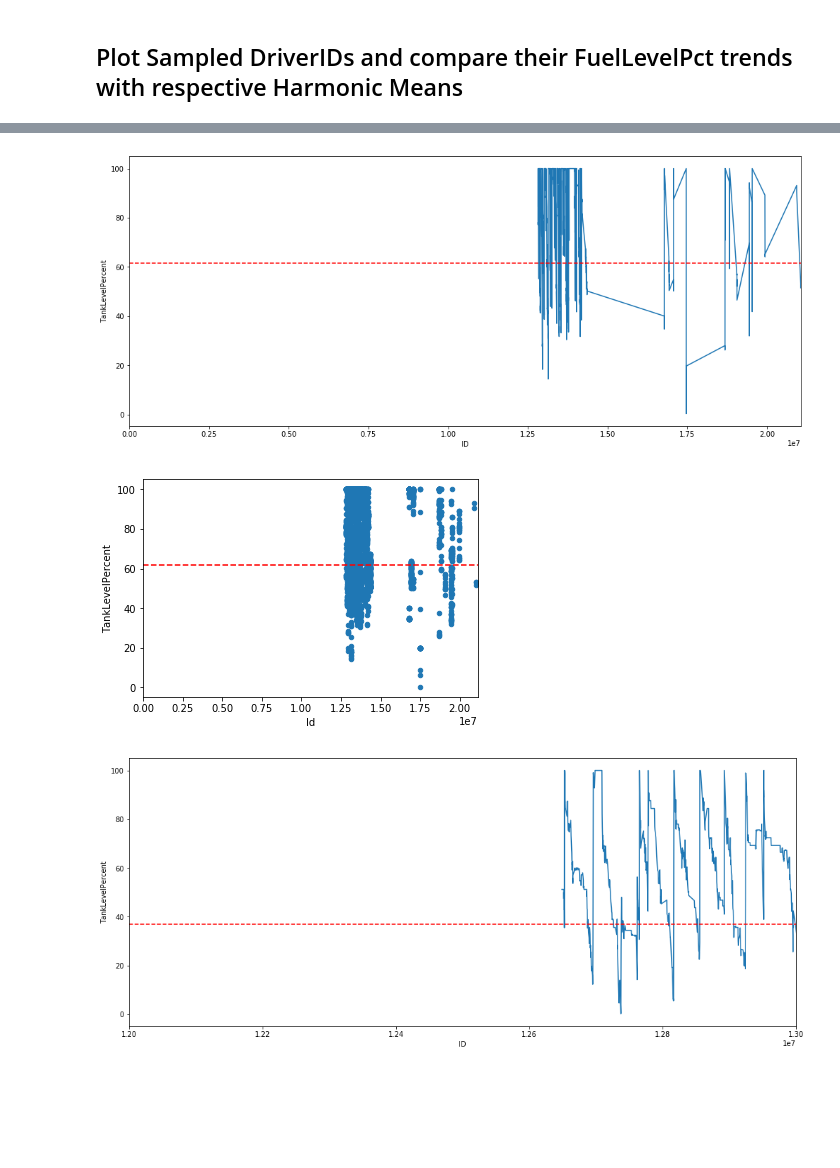
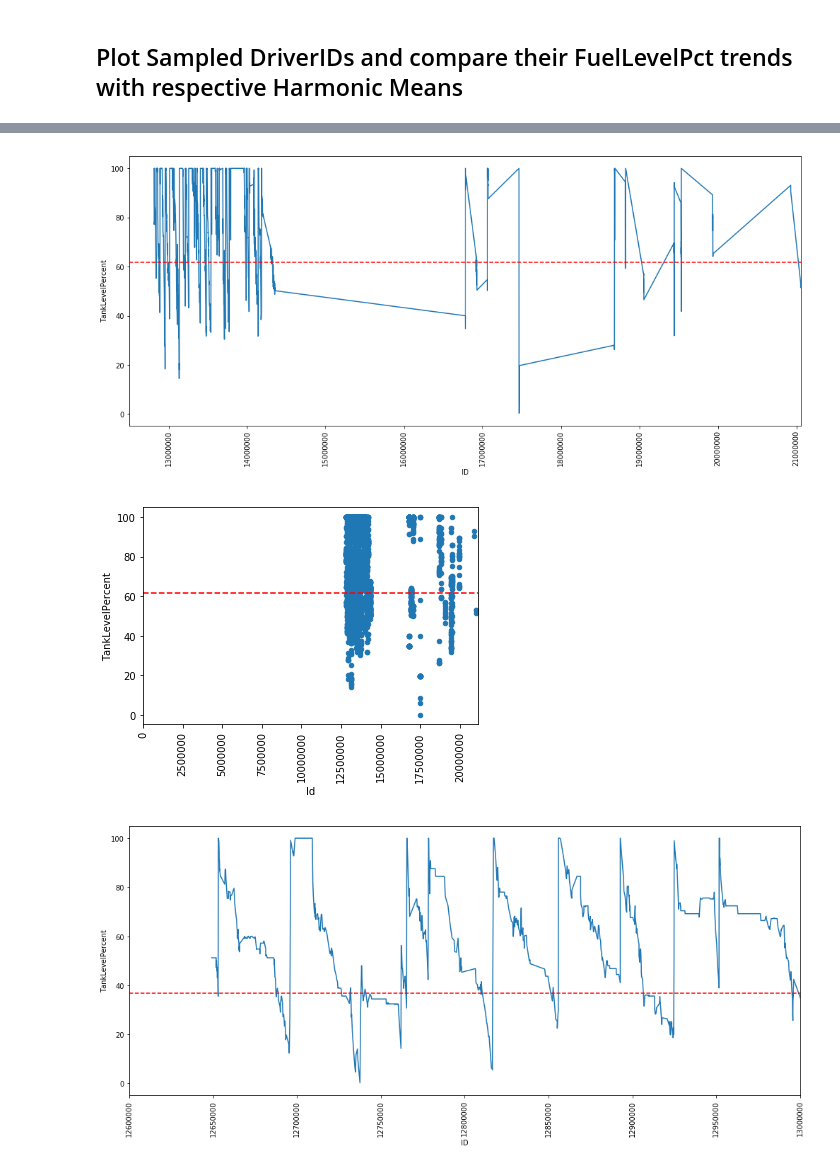
Before and after one commit to DEREJEGETU/big-g-express, a Jupyter notebook: Python_Code/data-question-6.ipynb, the cells around one changed output, grey strips where cells are left out. Drawn from its saved outputs; the diff is of its cells as text; code cells hidden in the pictures; blank space fills up the shorter version.

```diff
--- a/Python_Code/data-question-6.ipynb
+++ b/Python_Code/data-question-6.ipynb
@@ -152,29 +166,34 @@ plt.show()
 # %%
 plt.figure(figsize=[17,7])
 _ = plt.plot(df_event_level_median.Id, df_event_level_median.TankLevelPercent)
 _ = plt.plot([0, 21055426],[harmonic_mean_median,harmonic_mean_median], 'r--')
 _ = plt.xlabel('ID')
 _ = plt.ylabel('TankLevelPercent')
-_ = plt.xlim(0, 21055426)
-
+_ = plt.xlim(12500000, 21055426)
+_ = plt.xticks(rotation=90)
+_ = plt.ticklabel_format(useOffset=False, style='plain')
 plt.show();
 # %% [output]
-[figure, old version]
+[figure, new version]
 # %%
 df_event_level_median.plot.scatter('Id','TankLevelPercent')
 plt.plot([0, 21142685],[harmonic_mean_median,harmonic_mean_median], 'r--')
 plt.xlim(0, 21142685)
+plt.xticks(rotation=90)
+plt.ticklabel_format(useOffset=False, style='plain')
 plt.show()
 # %% [output]
-[figure, old version]
+[figure, new version]
 # %%
 plt.figure(figsize=[17,7])
 _ = plt.plot(df_event_level_max.Id, df_event_level_max.TankLevelPercent)
-_ = plt.plot([12000000, 13000000],[harmonic_mean_max,harmonic_mean_max], 'r--')
+_ = plt.plot([12600000, 13000000],[harmonic_mean_max,harmonic_mean_max], 'r--')
 _ = plt.xlabel('ID')
 _ = plt.ylabel('TankLevelPercent')
-_ = plt.xlim(12000000, 13000000)
+_ = plt.xlim(12600000, 13000000)
+_ = plt.xticks(rotation=90)
+_ = plt.ticklabel_format(useOffset=False, style='plain')
 
 plt.show();
 # %% [output]
-[figure, old version]
+[figure, new version]
```
Also changed, not shown: parts of 16 cells of this notebook.
